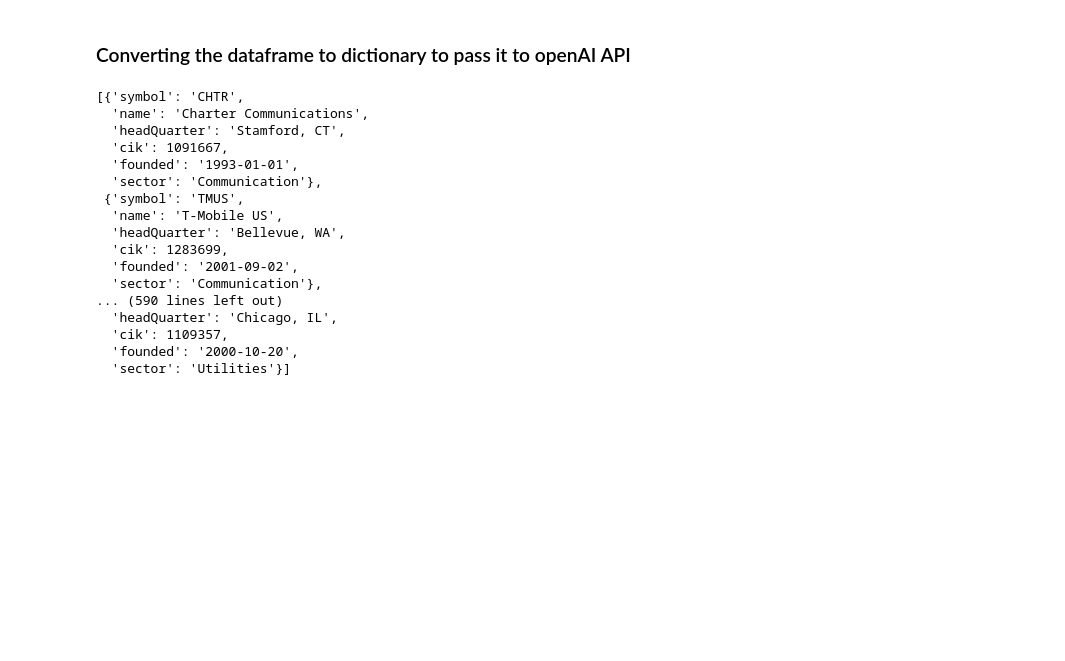
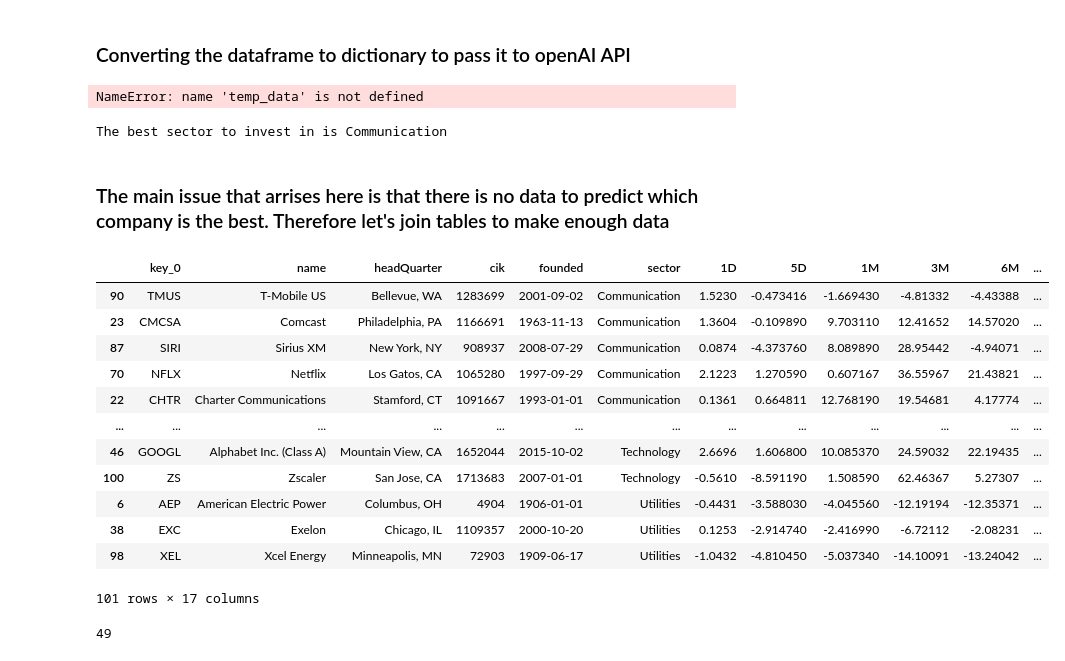
Before and after one commit to aurorachilles/Stock-Market-with-OpenAI, a Jupyter notebook: src/notebook.ipynb, the cells around one changed output. Saved outputs shown, nothing was run; the diff lists cells and outputs as text; code cells hidden in the pictures; blank space fills up the shorter version.

```diff
--- a/src/notebook.ipynb
+++ b/src/notebook.ipynb
@@ -265,24 +311,54 @@ array(['Technology', 'Consumer', 'Finance', 'Utilities', 'Healthcare',
 # %% [markdown]
 ### Converting the dataframe to dictionary to pass it to openAI API
-# %%
-main_data = main_data.sort_values(by='sector')
-pass_dict = main_data.to_dict(orient='records')
-pass_dict
-# %% [output]
-[{'symbol': 'CHTR',
-  'name': 'Charter Communications',
-  'headQuarter': 'Stamford, CT',
-  'cik': 1091667,
-  'founded': '1993-01-01',
-  'sector': 'Communication'},
- {'symbol': 'TMUS',
-  'name': 'T-Mobile US',
-  'headQuarter': 'Bellevue, WA',
-  'cik': 1283699,
-  'founded': '2001-09-02',
-  'sector': 'Communication'},
-... (590 lines left out)
-  'headQuarter': 'Chicago, IL',
-  'cik': 1109357,
-  'founded': '2000-10-20',
-  'sector': 'Utilities'}]
+# %%
+print(temp_data)
+# %% [output]
+NameError: name 'temp_data' is not defined
+# %%
+# The below line creates a prompt to input to API for every company_name in the dataset
+gpt_prompt = f"""Use the dataset passed with the prompt in form of a list converted from a dataframe to a records using pandas,to_dict() method.
+Please return me the best sector to invest in. Just give me the answer in one word.
+Dataset Dictionary : {temp_data}
+"""
+
+result = completion_with_backoff_better(
+    messages=[
+        {"role":"user",
+         "content": gpt_prompt}
+    ],
+        model = "gpt-3.5-turbo-1106",
+        temperature= 0.0
+    )
+
+print("The best sector to invest in is",result.choices[0].message.content)
+# %% [output]
+The best sector to invest in is Communication
+# %% [markdown]
+### The main issue that arrises here is that there is no data to predict which company is the best. Therefore let's join tables to make enough data
+# %%
+main_data = pd.read_csv("../res/updated_nasdaq100.csv").drop(columns=['Unnamed: 0','dateFirstAdded'],axis=1)
+main_data = pd.merge(left=main_data,right=num_data,how="left",on=main_data.symbol)
+main_data = main_data.sort_values(by='sector')
+# Dropping 5Y. 10Y and Max column to avoid data limits
+temp_data = main_data.drop(columns=['symbol_x','symbol_y'],axis=1)
+temp_data
+# %% [output]
+|  | key_0 | name | headQuarter | cik | founded | sector | 1D | 5D | 1M | 3M | 6M | ... |
+| 90 | TMUS | T-Mobile US | Bellevue, WA | 1283699 | 2001-09-02 | Communication | 1.5230 | -0.473416 | -1.669430 | -4.81332 | -4.43388 | ... |
+| 23 | CMCSA | Comcast | Philadelphia, PA | 1166691 | 1963-11-13 | Communication | 1.3604 | -0.109890 | 9.703110 | 12.41652 | 14.57020 | ... |
+| 87 | SIRI | Sirius XM | New York, NY | 908937 | 2008-07-29 | Communication | 0.0874 | -4.373760 | 8.089890 | 28.95442 | -4.94071 | ... |
+| 70 | NFLX | Netflix | Los Gatos, CA | 1065280 | 1997-09-29 | Communication | 2.1223 | 1.270590 | 0.607167 | 36.55967 | 21.43821 | ... |
+| 22 | CHTR | Charter Communications | Stamford, CT | 1091667 | 1993-01-01 | Communication | 0.1361 | 0.664811 | 12.768190 | 19.54681 | 4.17774 | ... |
+| ... | ... | ... | ... | ... | ... | ... | ... | ... | ... | ... | ... | ... |
+| 46 | GOOGL | Alphabet Inc. (Class A) | Mountain View, CA | 1652044 | 2015-10-02 | Technology | 2.6696 | 1.606800 | 10.085370 | 24.59032 | 22.19435 | ... |
+| 100 | ZS | Zscaler | San Jose, CA | 1713683 | 2007-01-01 | Technology | -0.5610 | -8.591190 | 1.508590 | 62.46367 | 5.27307 | ... |
+| 6 | AEP | American Electric Power | Columbus, OH | 4904 | 1906-01-01 | Utilities | -0.4431 | -3.588030 | -4.045560 | -12.19194 | -12.35371 | ... |
+| 38 | EXC | Exelon | Chicago, IL | 1109357 | 2000-10-20 | Utilities | 0.1253 | -2.914740 | -2.416990 | -6.72112 | -2.08231 | ... |
+| 98 | XEL | Xcel Energy | Minneapolis, MN | 72903 | 1909-06-17 | Utilities | -1.0432 | -4.810450 | -5.037340 | -14.10091 | -13.24042 | ... |
+101 rows × 17 columns
+# %%
+passing = temp_data.loc[temp_data['sector'] == 'Technology']
+passing = passing.to_dict(orient="records")
+len(passing)
+# %% [output]
+49
```
Also changed, not shown: parts of 21 cells of this notebook, 1 other file.
